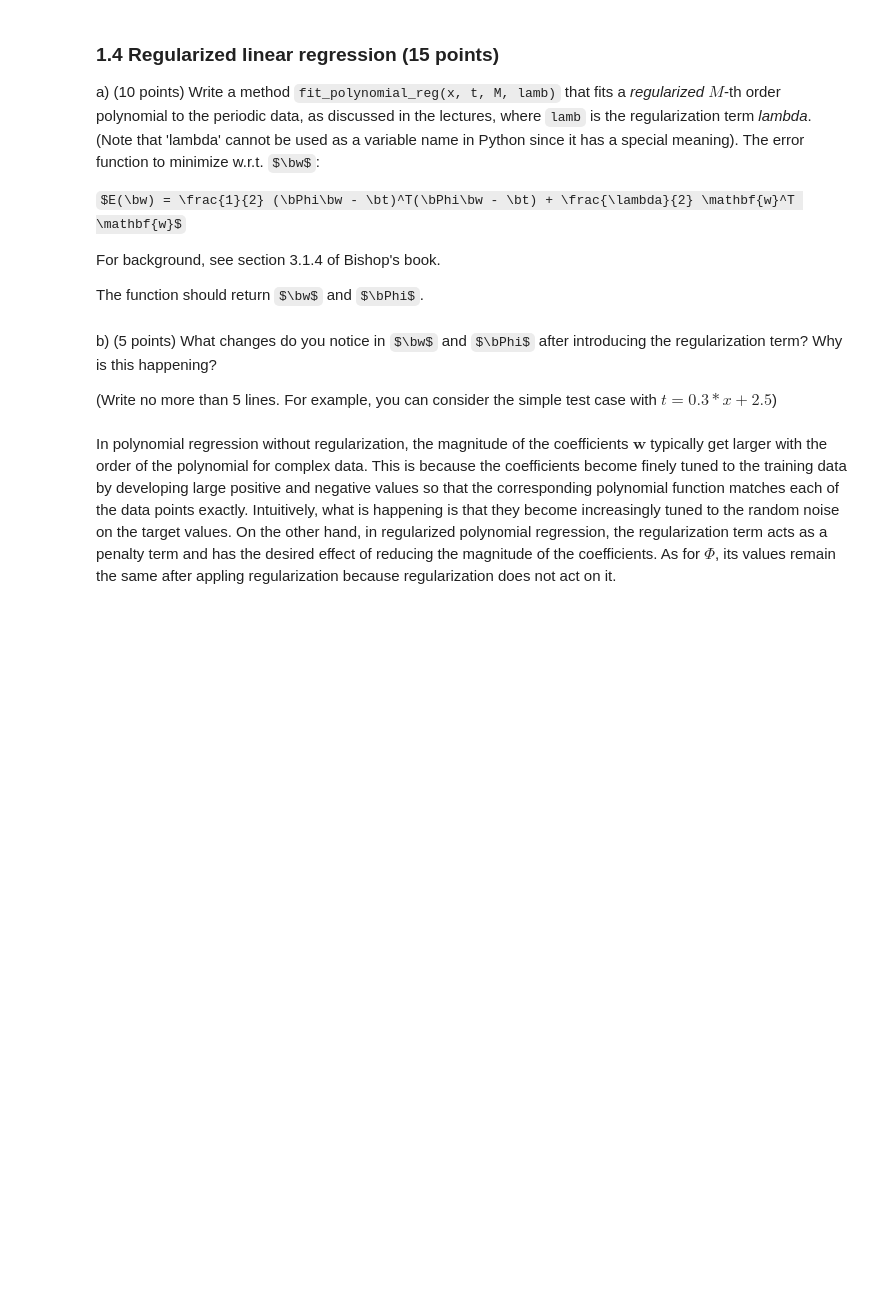
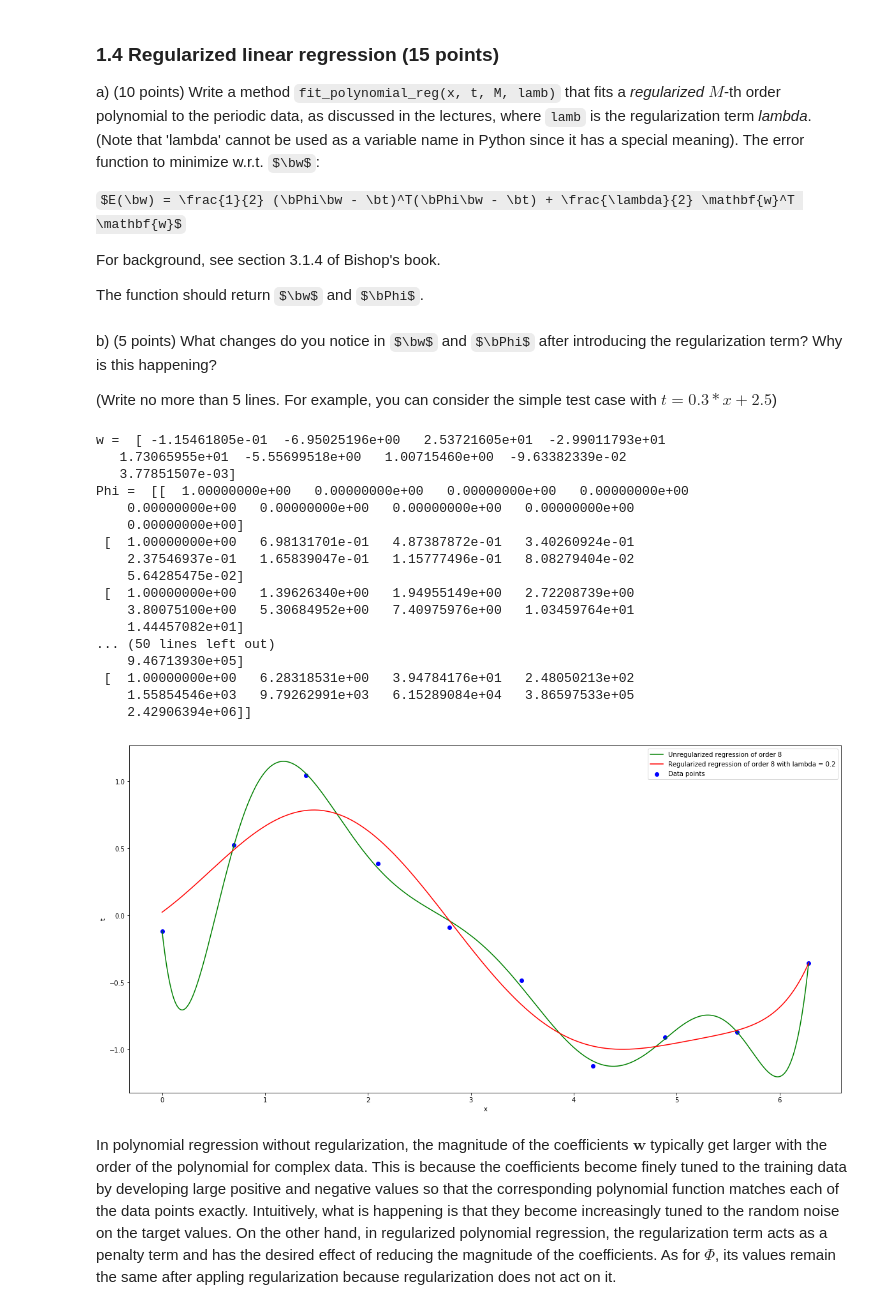
Before and after one commit to ioangatop/MachineLearning, a Jupyter notebook: 12141666_12166804_lab1.ipynb, the cells around one changed output. Saved outputs shown, nothing was run; the diff lists cells and outputs as text; code cells hidden in the pictures; some formulas as TeX source; blank space fills up the shorter version.

```diff
--- a/12141666_12166804_lab1.ipynb
+++ b/12141666_12166804_lab1.ipynb
@@ -217,20 +223,41 @@ b) (5 points) What changes do you notice in $\bw$ and $\bPhi$ after introducing
 # %%
 m = 8
 lamb = 0.2
 
 w, Phi = fit_polynomial(x_train, t_train, m)
 w_reg, Phi_reg = fit_polynomial_reg(x_train, t_train, m, lamb)
 
 print("w = ", w)
 print("Phi = ", Phi)
 print("w_reg = ", w_reg)
 print("Phi_reg = ", Phi_reg)
 
 x_test = np.linspace(0, 2 * np.pi, 1000)
 plt.scatter(x_train, t_train, c = 'b', label = 'Data points')
 plt.plot(x_test, predict(w, x_test), 'g', label = 'Unregularized regression of order %d' %m)
 plt.plot(x_test, predict(w_reg, x_test), 'r', label = 'Regularized regression of order %d with lambda = %.1f' %(m, lamb))
-plt.legend()
+plt.xlabel('x')
+plt.ylabel('t')
+plt.legend();
+# %% [output]
+w =  [ -1.15461805e-01  -6.95025196e+00   2.53721605e+01  -2.99011793e+01
+   1.73065955e+01  -5.55699518e+00   1.00715460e+00  -9.63382339e-02
+   3.77851507e-03]
+Phi =  [[  1.00000000e+00   0.00000000e+00   0.00000000e+00   0.00000000e+00
+    0.00000000e+00   0.00000000e+00   0.00000000e+00   0.00000000e+00
+    0.00000000e+00]
+ [  1.00000000e+00   6.98131701e-01   4.87387872e-01   3.40260924e-01
+    2.37546937e-01   1.65839047e-01   1.15777496e-01   8.08279404e-02
+    5.64285475e-02]
+ [  1.00000000e+00   1.39626340e+00   1.94955149e+00   2.72208739e+00
+    3.80075100e+00   5.30684952e+00   7.40975976e+00   1.03459764e+01
+    1.44457082e+01]
+... (50 lines left out)
+    9.46713930e+05]
+ [  1.00000000e+00   6.28318531e+00   3.94784176e+01   2.48050213e+02
+    1.55854546e+03   9.79262991e+03   6.15289084e+04   3.86597533e+05
+    2.42906394e+06]]
+[figure, added]
 # %% [markdown]
 In polynomial regression without regularization, the magnitude of the coefficients $\boldsymbol{w}$ typically get larger with the order of the polynomial for complex data. This is because the coefficients become finely tuned to the training data by developing large positive and negative values so that the corresponding polynomial function matches each of the data points exactly. Intuitively, what is happening is that they become increasingly tuned to the random noise on the target values. On the other hand, in regularized polynomial regression, the regularization term acts as a penalty term and has the desired effect of reducing the magnitude of the coefficients. As for $\Phi$, its values remain the same after appling regularization because regularization does not act on it.
 # %% [markdown]
```
Also changed, not shown: parts of 6 cells of this notebook.
